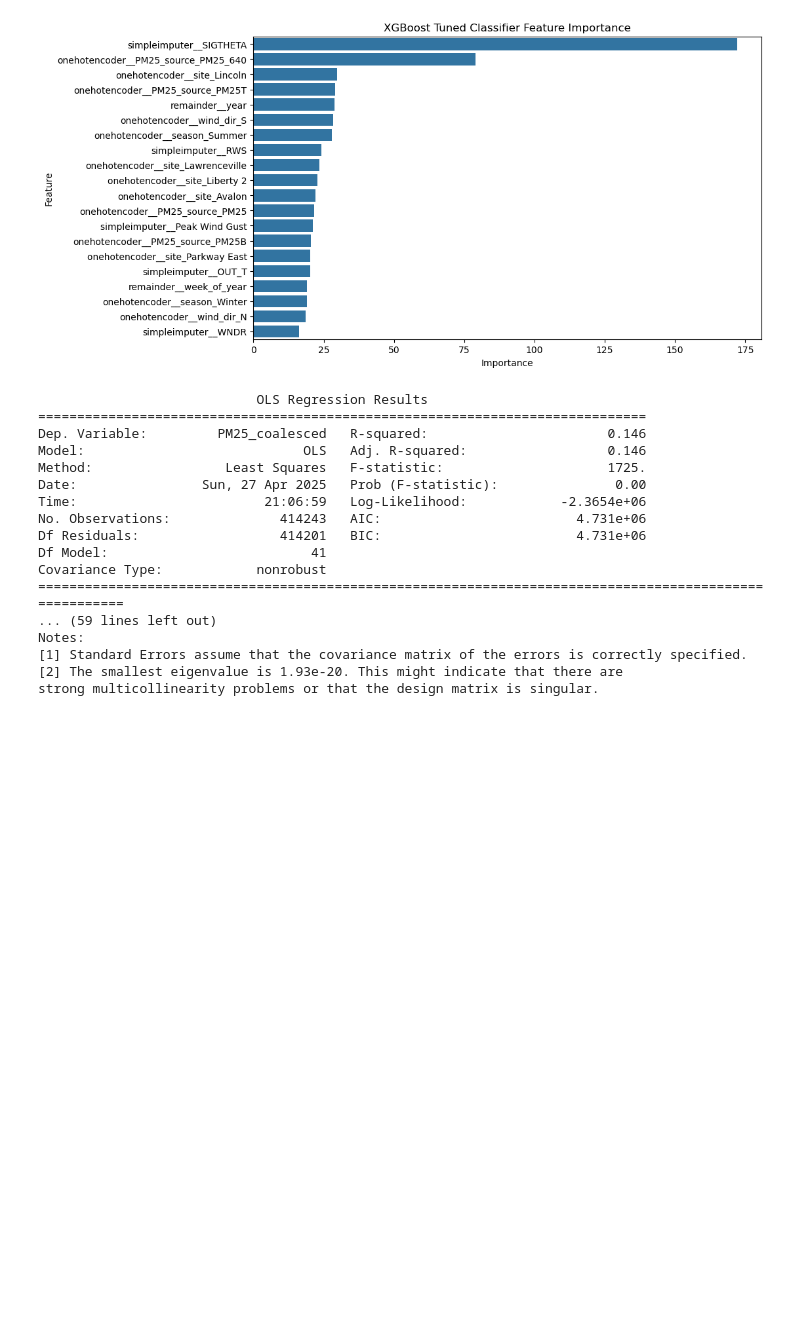
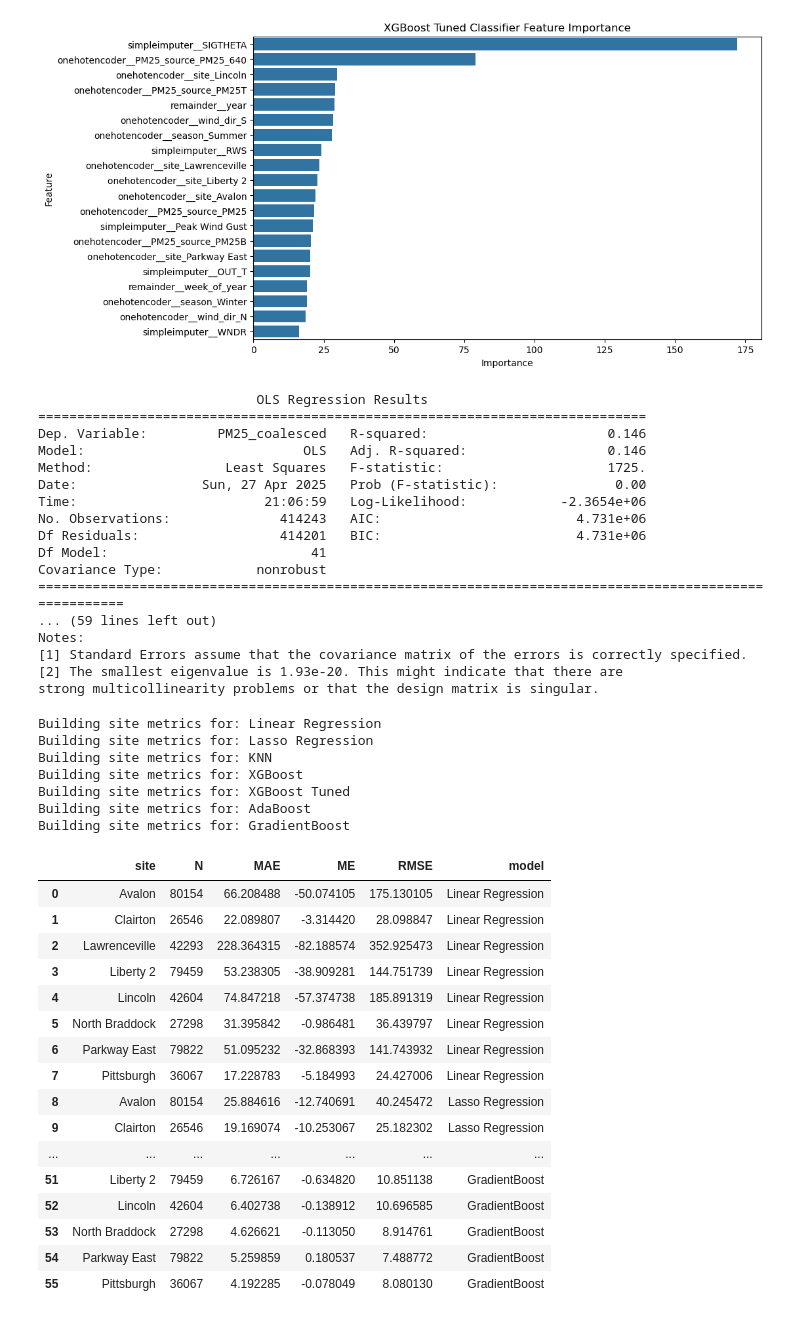
Before and after one commit to niikpakpobrown/90803-Air-Quality-Project, a Jupyter notebook: ML_models_validation.ipynb, the cells around one changed output. Saved outputs shown, nothing was run; the diff lists cells and outputs as text; code cells hidden in the pictures; blank space fills up the shorter version.

```diff
--- a/ML_models_validation.ipynb
+++ b/ML_models_validation.ipynb
@@ -6,8 +6,8 @@ import pandas as pd
 import seaborn as sns
 import matplotlib.pyplot as plt
 # %%
-# Full dataset
-hourly_aq = pd.read_csv('../../aqi.csv')
+# Full dataset. Source: https://data.wprdc.org/dataset/allegheny-county-air-quality/resource/36fb4629-8003-4acc-a1ca-3302778a530d
+hourly_aq = pd.read_csv('../aqi.csv')
 # %% [markdown]
 ## Feature generation
 # %%
@@ -471,7 +471,7 @@ pipelines_bin = {
     "Random Forest": make_pipeline(ct, RandomForestClassifier(max_depth=25)),
     #"NN": make_pipeline(ct, MLPClassifier()),
     "XGBoost": make_pipeline(ct, XGBClassifier()),
-    "XGBoost Tuned": make_pipeline(ct, XGBClassifier(learning_rate = .2, max_depth = 3, n_estimators = 40,
+    "XGBoost Tuned": make_pipeline(ct, XGBClassifier(learning_rate = .15, max_depth = 3, n_estimators = 100,
                                                      colsample_bytree = .5, scale_pos_weight = .8)),
     "AdaBoost": make_pipeline(ct, AdaBoostClassifier(algorithm='SAMME')),
     "GradientBoost": make_pipeline(ct, GradientBoostingClassifier()),
@@ -1041,31 +1029,58 @@ strong multicollinearity problems or that the design matrix is singular.
 # %%
 # Average error by sensor site
 from sklearn.model_selection import cross_val_predict
 
 error_by_site = pd.DataFrame()
 
 # First, for the regression models. We need to crossval again to get residuals, using
 # whole dataset this time
 for name, pipeline in pipelines.items():
     print(f'Building site metrics for: {name}')
     y_pred_regr = cross_val_predict(pipeline, X, y, cv=5)
 
     site_errors = X.copy()
     site_errors['y'] = y
     site_errors['residual'] = y - y_pred_regr
     site_errors['abs_error'] = np.abs(site_errors['residual'])
     site_errors['sq_error'] = (site_errors['residual']) ** 2
 
     # Compute aggregate metrics over site
     this_site = site_errors.groupby('site').agg(
         N=('y', 'size'),
         MAE=('abs_error', 'mean'),
         ME=('residual', 'mean'),
         RMSE=('sq_error', lambda x: np.sqrt(x.mean()))
     ).reset_index()
 
     this_site['model'] = name
     error_by_site = pd.concat([error_by_site, this_site], ignore_index=True)
+
+error_by_site
+# %% [output]
+Building site metrics for: Linear Regression
+Building site metrics for: Lasso Regression
+Building site metrics for: KNN
+Building site metrics for: XGBoost
+Building site metrics for: XGBoost Tuned
+Building site metrics for: AdaBoost
+Building site metrics for: GradientBoost
+|  | site | N | MAE | ME | RMSE | model |
+| 0 | Avalon | 80154 | 66.208488 | -50.074105 | 175.130105 | Linear Regression |
+| 1 | Clairton | 26546 | 22.089807 | -3.314420 | 28.098847 | Linear Regression |
+| 2 | Lawrenceville | 42293 | 228.364315 | -82.188574 | 352.925473 | Linear Regression |
+| 3 | Liberty 2 | 79459 | 53.238305 | -38.909281 | 144.751739 | Linear Regression |
+| 4 | Lincoln | 42604 | 74.847218 | -57.374738 | 185.891319 | Linear Regression |
+| 5 | North Braddock | 27298 | 31.395842 | -0.986481 | 36.439797 | Linear Regression |
+| 6 | Parkway East | 79822 | 51.095232 | -32.868393 | 141.743932 | Linear Regression |
+| 7 | Pittsburgh | 36067 | 17.228783 | -5.184993 | 24.427006 | Linear Regression |
+| 8 | Avalon | 80154 | 25.884616 | -12.740691 | 40.245472 | Lasso Regression |
+| 9 | Clairton | 26546 | 19.169074 | -10.253067 | 25.182302 | Lasso Regression |
+| ... | ... | ... | ... | ... | ... | ... |
+| 51 | Liberty 2 | 79459 | 6.726167 | -0.634820 | 10.851138 | GradientBoost |
+| 52 | Lincoln | 42604 | 6.402738 | -0.138912 | 10.696585 | GradientBoost |
+| 53 | North Braddock | 27298 | 4.626621 | -0.113050 | 8.914761 | GradientBoost |
+| 54 | Parkway East | 79822 | 5.259859 | 0.180537 | 7.488772 | GradientBoost |
+| 55 | Pittsburgh | 36067 | 4.192285 | -0.078049 | 8.080130 | GradientBoost |
 # %%
 # cut things down, to make it easier to dev
 #X_sub = X.sample(frac=.05, random_state=5)
```
Also changed, not shown: parts of 5 cells of this notebook, 1 other file.
